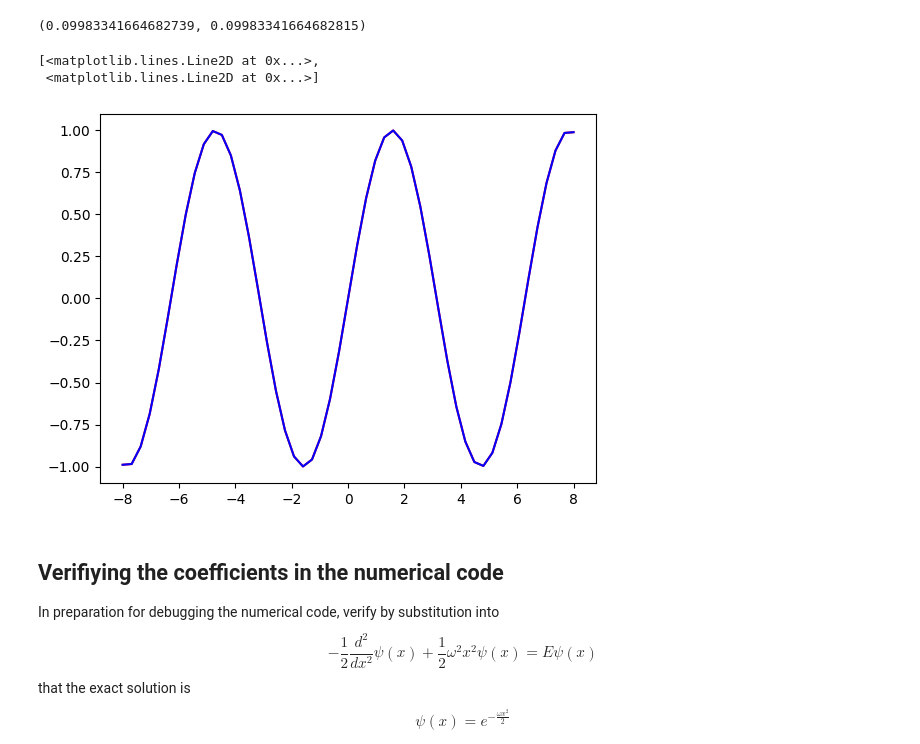
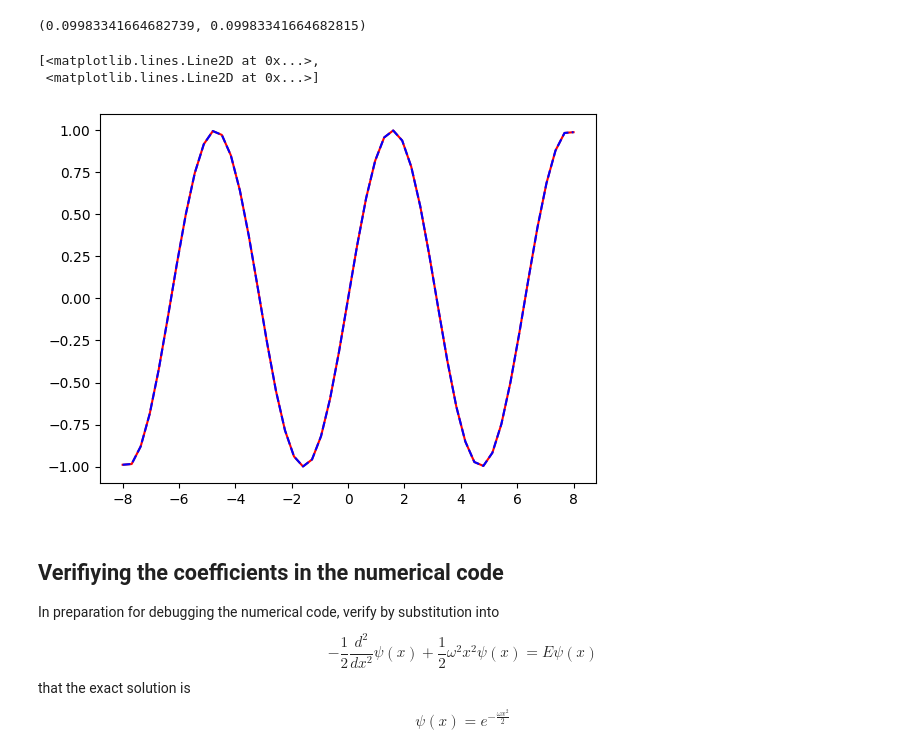
Before and after one commit to BelugaHaechi/garcia-theoretical-chemistry, a Jupyter notebook: LegendrePolynomials.ipynb, the cells around one changed output. Drawn from its saved outputs; the diff is of its cells as text; code cells hidden in the pictures.

```diff
--- a/LegendrePolynomials.ipynb
+++ b/LegendrePolynomials.ipynb
@@ -694,11 +692,11 @@ fit(0.1),math.sin(0.1)
 # %%
 X = np.linspace(-L,L,51)
 F = [fit(x) for x in X]
-plt.plot(X,F,"r",X,np.sin(X),"b")
+plt.plot(X,F,"r",X,np.sin(X),"b--")
 # %% [output]
 [<matplotlib.lines.Line2D at 0x...>,
  <matplotlib.lines.Line2D at 0x...>]
-[figure, old version]
+[figure, new version]
 # %% [markdown]
 ## Verifiying the coefficients in the numerical code
 
```
Also changed, not shown: parts of 3 cells of this notebook.
